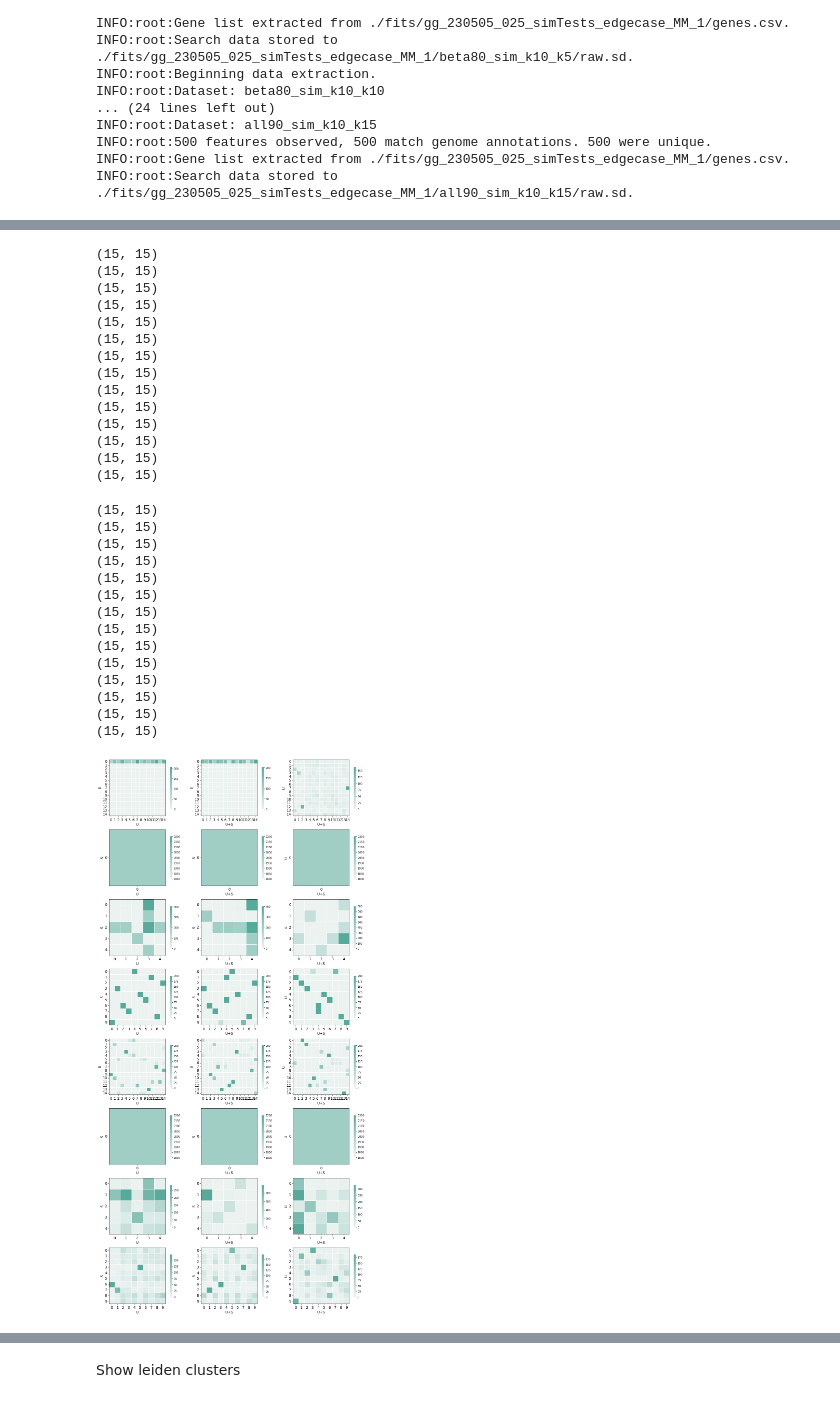
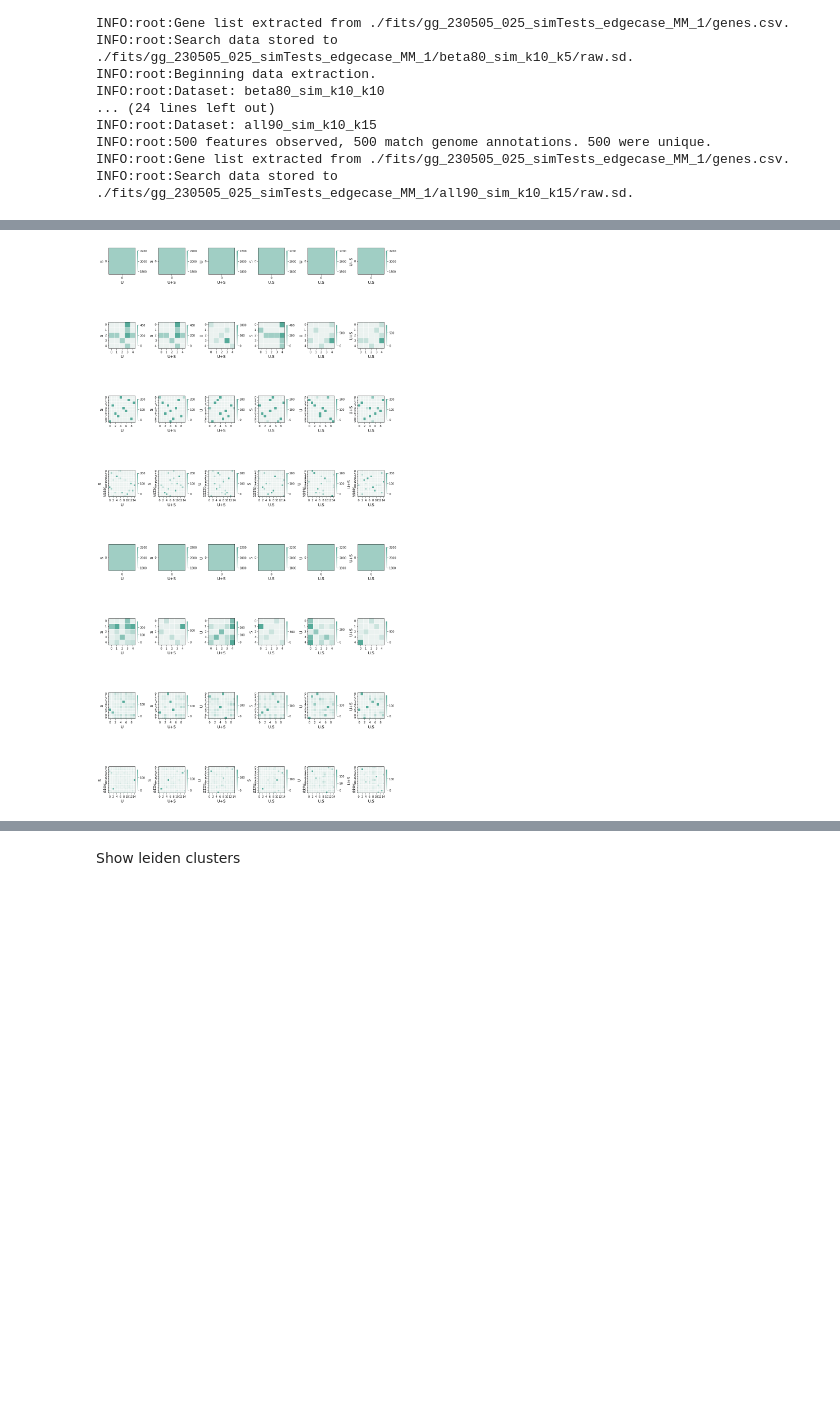
Before and after one commit to tarachari3/perturbCME, a Jupyter notebook: notebooks/20230505_mixModSimTests_edgecase_Monod.ipynb, the cells around one changed output, grey strips where cells are left out. Saved outputs shown, nothing was run; the diff lists cells and outputs as text; code cells hidden in the pictures; blank space fills up the shorter version.

```diff
--- a/notebooks/20230505_mixModSimTests_edgecase_Monod.ipynb
+++ b/notebooks/20230505_mixModSimTests_edgecase_Monod.ipynb
@@ -1054,7 +1054,7 @@ for i in range(len(ks)-3):
     trues = all_assigns
 
     aris += [adjusted_rand_score(labels, trues)]
-    in_type += ['U+S']
+    in_type += ['U.S']
     kmeans_k += [ks[i]]
     which_data += [dataset_names[which]]
 # %% [output]
@@ -1084,19 +1134,19 @@ aris_df['Input'] = in_type
 aris_df['K'] = kmeans_k
 aris_df['Dataset'] = which_data
 
-palette={'S':'#C5CCE0','U':'#FCBBA6', 'U+S':'#ACA2D1'}
+palette={'S':'#003366','U':'#FFCCCC', 'U+S':'#8c879e','U.S':'#809499'}
 
 num_cols = len(np.unique(aris_df['K']))
-fig, ax = plt.subplots(nrows=int(len(np.unique(which_data))/num_cols), ncols=num_cols, figsize=(20,4.5))
+fig, ax = plt.subplots(nrows=int(len(np.unique(which_data))/num_cols), ncols=num_cols, figsize=(19,4.5))
 
 for i in range(len(np.unique(which_data))):
     select = np.unique(which_data)[i]
     sub_ari = aris_df[aris_df.Dataset == select]
 
 
-    g = sns.barplot(data=sub_ari,x='Input',y='ARI',
+    g = sns.barplot(data=sub_ari,x='Input',y='ARI',order=['S','U','U+S','U.S'],
                         hue='Input',palette=palette,edgecolor='black',ax=ax[int(i/num_cols),i%num_cols],
-                   )
+                   alpha=0.7)
     sns.move_legend(g, "upper left", bbox_to_anchor=(1, 1))
 
     ax[int(i/num_cols),i%num_cols].set_title(select)
@@ -1124,8 +1169,9 @@ fig, ax = plt.subplots(ncols=int(len(np.unique(which_data))/num_cols), figsize=(
 for i in range(len(np.unique(aris_df['Data_noK']))):
     select = np.unique(aris_df['Data_noK'])[i]
     sub_ari = aris_df[aris_df.Data_noK == select]
-    g=sns.scatterplot(data=sub_ari,x='K',y='ARI',hue='Input',palette=palette,
-                    s=60,edgecolor='black',alpha=0.8,ax=ax[i])
+    g=sns.scatterplot(data=sub_ari,x=sub_ari.K+np.random.normal(0,0.5,len(sub_ari.K)),
+                      y='ARI',hue='Input',palette=palette,
+                    s=70,edgecolor='black',alpha=0.8,ax=ax[i])
     ax[i].set_title(select)
     sns.move_legend(g, "upper left", bbox_to_anchor=(1, 1))
 
@@ -1138,8 +1184,8 @@ plt.savefig('ari_sim10_summary.pdf')
 
 num_per_set = len(ks)-3
 
-pairs = [(0,1),(0,2),(1,2)]
-labs = [('S','U'),('S','U+S'),('U','U+S')]
+pairs = [(0,1),(0,3),(1,3),(0,2),(1,2),(3,2)]
+labs = [('S','U'),('S','U+S'),('U','U+S'),('S','U.S'),('U','U.S'),('U+S','U.S')]
 #Plot confmats
 fig, ax = plt.subplots(nrows=num_per_set, ncols=len(pairs), figsize=(15,30))
 
@@ -1172,62 +1218,34 @@ for i in range(0,num_per_set):
             )
 
 
         if np.max(assign) > np.max(true): #FIX
             for a in np.unique(assign):
                 if a > np.max(true):
                     print(df_cm.shape)
                     df_cm.loc[a,a] = df_cm.loc[a,a]-1
 
 
         heatmap = sns.heatmap(df_cm, annot=False,
                               cmap=sns.color_palette("light:#5A9", as_cmap=True),ax=ax[i,j],
-                             square=True,linewidths=1, cbar_kws={"shrink": 0.75})
+                             square=True,linewidths=1, cbar_kws={"shrink": 0.25})
         heatmap.yaxis.set_ticklabels(heatmap.yaxis.get_ticklabels(), rotation=0, ha='right')
         heatmap.xaxis.set_ticklabels(heatmap.xaxis.get_ticklabels(), rotation=0)
 
         heatmap.axhline(y=0, color='k',linewidth=2)
         heatmap.axhline(y=val.shape[1], color='k',linewidth=2)
         heatmap.axvline(x=0, color='k',linewidth=2)
         heatmap.axvline(x=val.shape[0], color='k',linewidth=2)
 
         ax[i,j].set_ylabel(labs[j][0],fontsize=14)
         ax[i,j].set_xlabel(labs[j][1],fontsize=14)
 
-        ax[i,j].tick_params(axis='both', which='minor', labelsize=14,)
-        ax[i,j].tick_params(axis='both', which='major', labelsize=14)
+        ax[i,j].tick_params(axis='both', which='minor', labelsize=10,)
+        ax[i,j].tick_params(axis='both', which='major', labelsize=10)
         #ax[i,j].tick_params(axis='x',labelrotation=-90)
 
 
 plt.tight_layout()
 #plt.show()
 plt.savefig('kmeans_conf_sim10.pdf')
 # %% [output]
-(15, 15)
-(15, 15)
-(15, 15)
-(15, 15)
-(15, 15)
-(15, 15)
-(15, 15)
-(15, 15)
-(15, 15)
-(15, 15)
-(15, 15)
-(15, 15)
-(15, 15)
-(15, 15)
-(15, 15)
-(15, 15)
-(15, 15)
-(15, 15)
-(15, 15)
-(15, 15)
-(15, 15)
-(15, 15)
-(15, 15)
-(15, 15)
-(15, 15)
-(15, 15)
-(15, 15)
-(15, 15)
-[figure, old version]
+[figure, new version]
```
Also changed, not shown: parts of 10 cells of this notebook.
